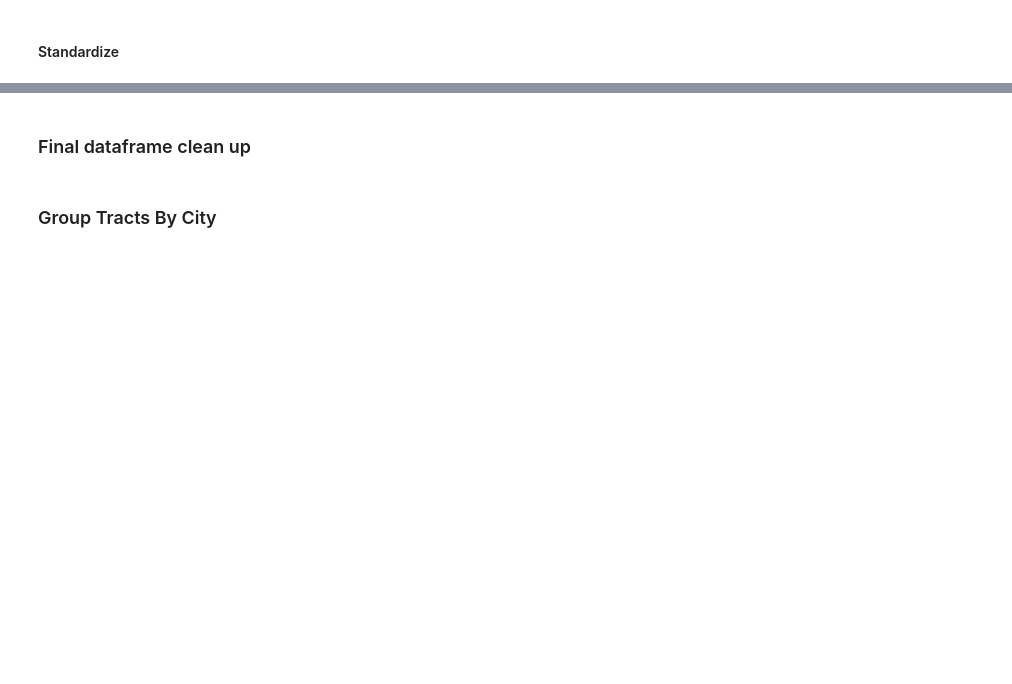
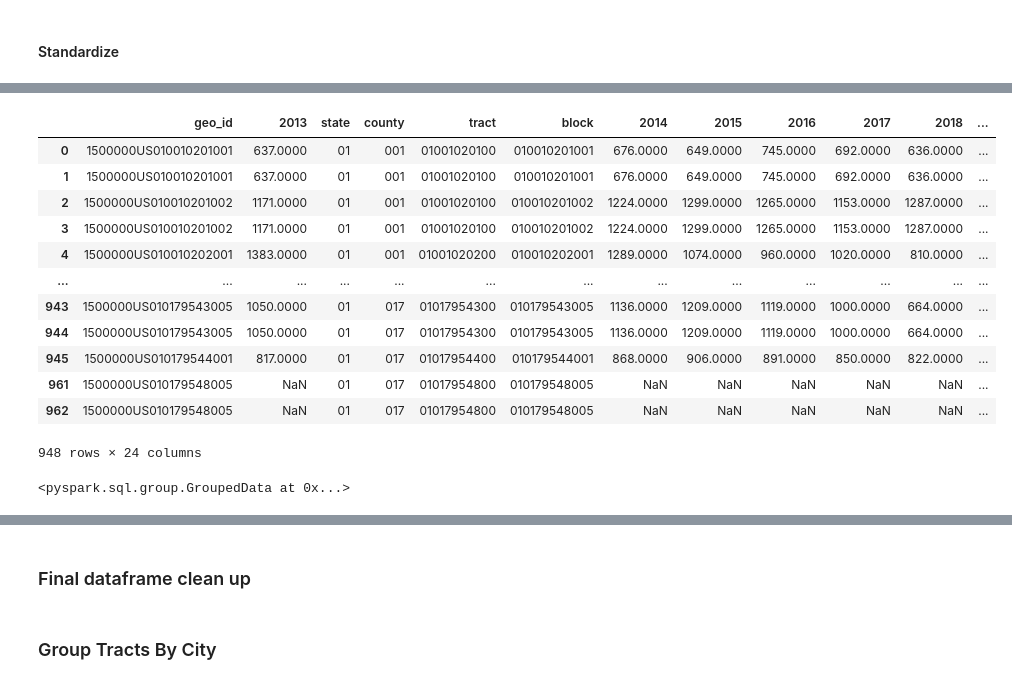
Before and after one commit to AustinJamesWolff/housing_supply_and_demand, a Jupyter notebook: census_api.ipynb, the cells around one changed output, grey strips where cells are left out. Saved outputs shown, nothing was run; the diff lists cells and outputs as text; code cells hidden in the pictures; blank space fills up the shorter version.

Commit message:
Spark job works locally

```diff
--- a/census_api.ipynb
+++ b/census_api.ipynb
@@ -150,0 +492,33 @@ pop_standardized_df_1.to_csv('datasets/cleaned_census_api_files/raw/population_s
+# %%
+# S3 URI
+s3_location = "s3a://real-estate-wolff/census-data/block-groups/raw/population_blocks_raw.csv"
+
+# READ IN DATAFRAME
+spark_s3_df = spark.read.load(s3_location, format="csv", header=True)
+
+# CHANGE TYPE FOR THE YEAR COLUMNS
+for i in range(start_year, end_year + 1):
+    spark_s3_df = spark_s3_df.withColumn(
+        str(i), spark_col(str(i)).cast("float")
+    )
+
+# CHNAGE TYPE FOR THE CROSSWALK MULTIPLIER COLUMNS
+spark_s3_df = spark_s3_df.withColumn('wt_pop', spark_col('wt_pop').cast("float")). \
+    withColumn('wt_hu', spark_col('wt_hu').cast("float")). \
+    withColumn('wt_adult', spark_col('wt_adult').cast("float")). \
+    withColumn('wt_fam', spark_col('wt_fam').cast("float")). \
+    withColumn('wt_hh', spark_col('wt_hh').cast("float")). \
+    withColumn('parea', spark_col('parea').cast("float"))
+
+
+spark_s3_df.show(5)
+
+
+#2)
+#### THEN GET TO TESTING THE SPARK JOB LOCALLY FOR A SPARK DATAFRAME
+#### WITH ONLY 200 UNIQUE BG20'S
+
+#3)
+#### THEN TEST SPARK JOB 'YARN' ON EMR FOR 200 UNIQUES, AND TIME IT AND
+#### TRACK COST. THEN TRACK TIME AND COST FOR 2,000. IF NEED BE, ALSO
+#### RUN THE EXPERIMENT WITH 22,000 UNIQUES, TRACKING TIME AND COST
@@ -150,0 +589,30 @@ pop_standardized_df_1.to_csv('datasets/cleaned_census_api_files/raw/population_s
+# %%
+# testing numbers of blocks
+stand_testing = pop_pre_st[
+    pop_pre_st['BG20'].isin(
+        pop_pre_st['BG20'].unique()[:400])].copy()
+
+# Drop unnecessary columns
+stand_testing.drop(columns=['name','block group'], inplace=True)
+
+spark_df = spark.createDataFrame(stand_testing)
+spark_df
+# %% [output]
+|  | geo_id | 2013 | state | county | tract | block | 2014 | 2015 | 2016 | 2017 | 2018 | ... |
+| 0 | 1500000US010010201001 | 637.0000 | 01 | 001 | 01001020100 | 010010201001 | 676.0000 | 649.0000 | 745.0000 | 692.0000 | 636.0000 | ... |
+| 1 | 1500000US010010201001 | 637.0000 | 01 | 001 | 01001020100 | 010010201001 | 676.0000 | 649.0000 | 745.0000 | 692.0000 | 636.0000 | ... |
+| 2 | 1500000US010010201002 | 1171.0000 | 01 | 001 | 01001020100 | 010010201002 | 1224.0000 | 1299.0000 | 1265.0000 | 1153.0000 | 1287.0000 | ... |
+| 3 | 1500000US010010201002 | 1171.0000 | 01 | 001 | 01001020100 | 010010201002 | 1224.0000 | 1299.0000 | 1265.0000 | 1153.0000 | 1287.0000 | ... |
+| 4 | 1500000US010010202001 | 1383.0000 | 01 | 001 | 01001020200 | 010010202001 | 1289.0000 | 1074.0000 | 960.0000 | 1020.0000 | 810.0000 | ... |
+| ... | ... | ... | ... | ... | ... | ... | ... | ... | ... | ... | ... | ... |
+| 943 | 1500000US010179543005 | 1050.0000 | 01 | 017 | 01017954300 | 010179543005 | 1136.0000 | 1209.0000 | 1119.0000 | 1000.0000 | 664.0000 | ... |
+| 944 | 1500000US010179543005 | 1050.0000 | 01 | 017 | 01017954300 | 010179543005 | 1136.0000 | 1209.0000 | 1119.0000 | 1000.0000 | 664.0000 | ... |
+| 945 | 1500000US010179544001 | 817.0000 | 01 | 017 | 01017954400 | 010179544001 | 868.0000 | 906.0000 | 891.0000 | 850.0000 | 822.0000 | ... |
+| 961 | 1500000US010179548005 | NaN | 01 | 017 | 01017954800 | 010179548005 | NaN | NaN | NaN | NaN | NaN | ... |
+| 962 | 1500000US010179548005 | NaN | 01 | 017 | 01017954800 | 010179548005 | NaN | NaN | NaN | NaN | NaN | ... |
+948 rows × 24 columns
+# %%
+spark_groups = spark_df.groupby("BG20")
+spark_groups
+# %% [output]
+<pyspark.sql.group.GroupedData at 0x...>
```
Also changed, not shown: parts of 33 cells of this notebook, 8 other files.
